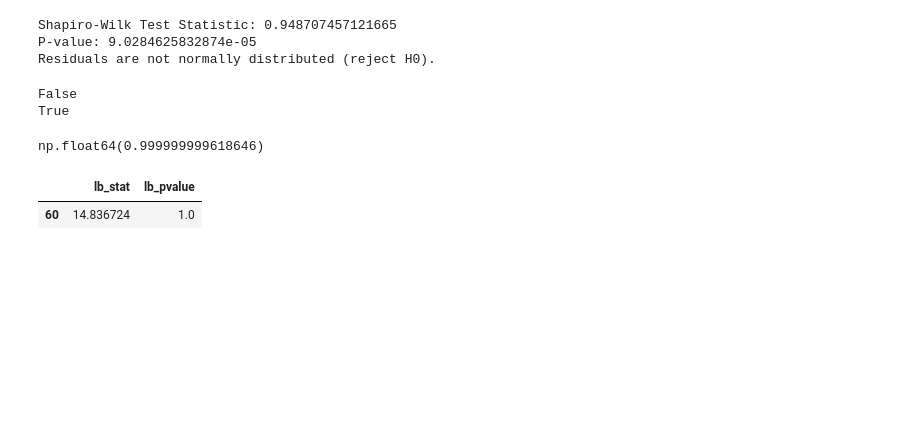
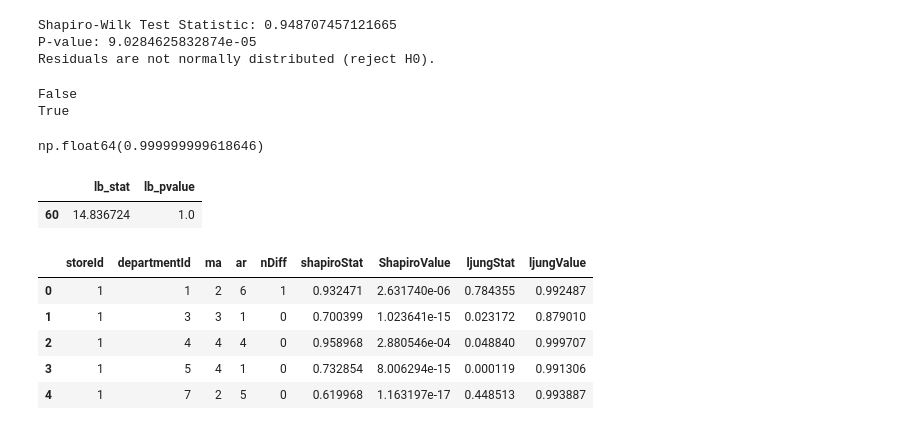
Before and after one commit to AdiJoost/TimeSeriesAnalysis, a Jupyter notebook: arimaPrediction.ipynb, the cells around one changed output. Cells and saved outputs as stored; diff of their text form; code cells hidden in the pictures; blank space fills up the shorter version.

```diff
--- a/arimaPrediction.ipynb
+++ b/arimaPrediction.ipynb
@@ -176,3 +176,14 @@ ljung_box_test
 # %% [output]
 |  | lb_stat | lb_pvalue |
 | 60 | 14.836724 | 1.0 |
+# %%
+values = pd.read_csv("results/arima10Statistics.csv")
+# %%
+values.head()
+# %% [output]
+|  | storeId | departmentId | ma | ar | nDiff | shapiroStat | ShapiroValue | ljungStat | ljungValue |
+| 0 | 1 | 1 | 2 | 6 | 1 | 0.932471 | 2.631740e-06 | 0.784355 | 0.992487 |
+| 1 | 1 | 3 | 3 | 1 | 0 | 0.700399 | 1.023641e-15 | 0.023172 | 0.879010 |
+| 2 | 1 | 4 | 4 | 4 | 0 | 0.958968 | 2.880546e-04 | 0.048840 | 0.999707 |
+| 3 | 1 | 5 | 4 | 1 | 0 | 0.732854 | 8.006294e-15 | 0.000119 | 0.991306 |
+| 4 | 1 | 7 | 2 | 5 | 0 | 0.619968 | 1.163197e-17 | 0.448513 | 0.993887 |
```
Also changed, not shown: parts of 8 cells of this notebook, 8 other files.
